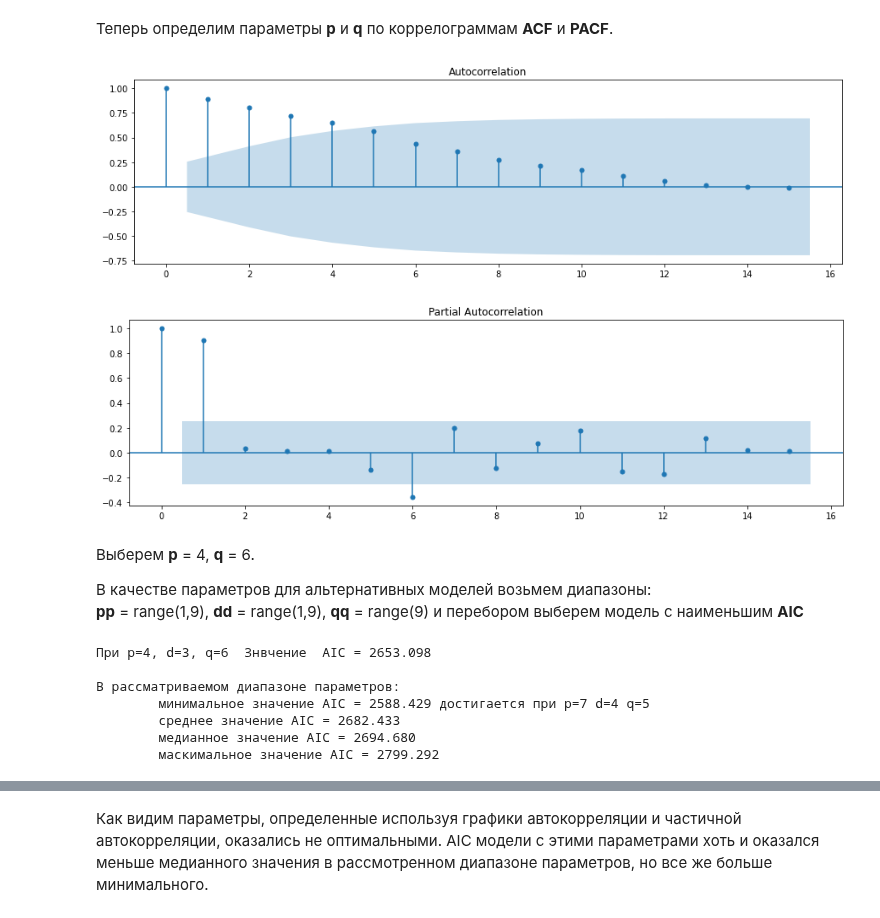
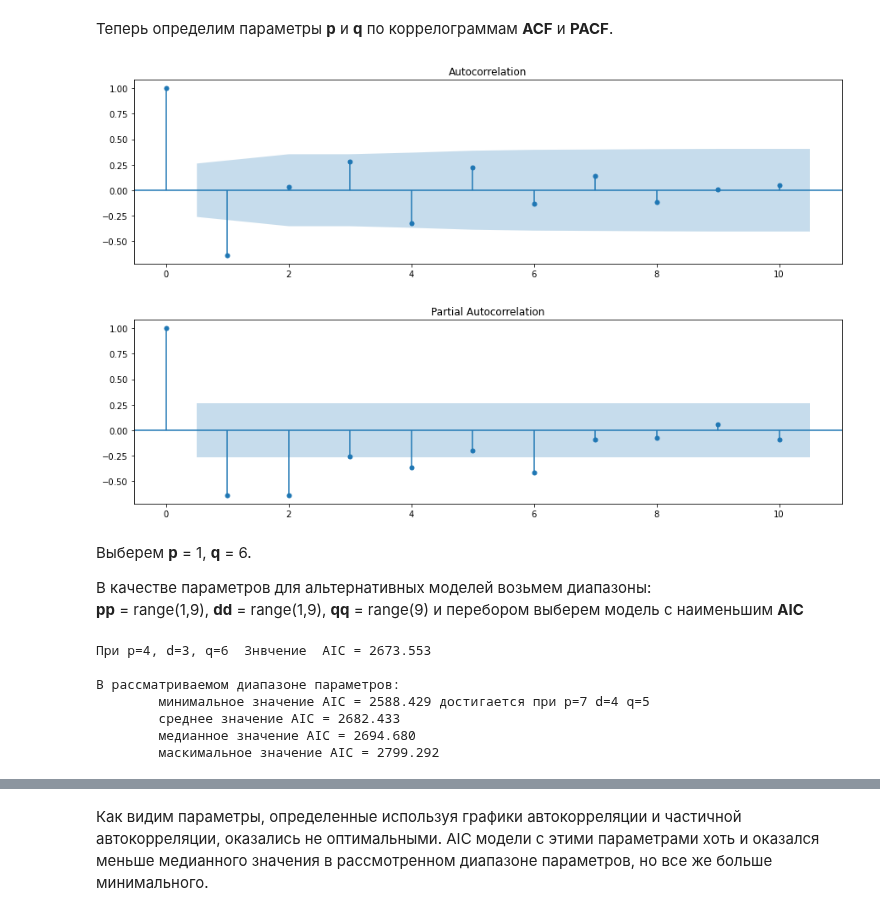
Before and after one commit to IvanovDmitryV/skillfactory_rds, a Jupyter notebook: Unit_7_restart/Project_7.ipynb, the cells around one changed output, grey strips where cells are left out. Saved outputs shown, nothing was run; the diff lists cells and outputs as text; code cells hidden in the pictures.

```diff
--- a/Unit_7_restart/Project_7.ipynb
+++ b/Unit_7_restart/Project_7.ipynb
@@ -90,7 +90,7 @@ P-value многократно превышает самый толерантн
 significance = 0.05
 train_diff = train.copy()
 
-for d in range(10):
+for d in range(5):
     if adfuller(train_diff)[1] < significance:
         break
     train_diff = train_diff.diff(periods=1).dropna()
@@ -101,18 +101,18 @@ print(f'При уровне значимости {significance} параметр
 # %% [markdown]
 Теперь определим параметры **p** и **q** по коррелограммам **ACF** и **PACF**.
 # %%
-fig_acf = plot_acf(train,lags=15)
+fig_acf = plot_acf(train_diff,lags=10)
 fig_acf.set_size_inches(15,4)
-
-fig_pacf = plot_pacf(train,lags=15)
+#
+fig_pacf = plot_pacf(train_diff,lags=10,method='ywm')
 fig_pacf.set_size_inches(15,4)
 
 plt.show()
 # %% [output]
-[figure, old version]
+[figure, new version]
-[figure, old version]
+[figure, new version]
 # %% [markdown]
-Выберем **p** = 4, **q** = 6.
+Выберем **p** = 1, **q** = 6.
 
 В качестве параметров для альтернативных моделей возьмем диапазоны:
 **pp** = range(1,9), **dd** = range(1,9), **qq** = range(9) и перебором выберем модель с наименьшим **AIC**
@@ -126,7 +126,7 @@ for p,d,q in itertools.product(pp, dd, qq, repeat=1):
     res = arima_mod.fit()
     aic_series = aic_series.append(pd.Series(index = [(p,d,q)], data=res.aic))
 
-print('При p=4, d=3, q=6  Знвчение  AIC = {:.3f}\n'.format(aic_series[(4,3,6)]))
+print('При p=4, d=3, q=6  Знвчение  AIC = {:.3f}\n'.format(aic_series[(1,3,6)]))
 print('В рассматриваемом диапазоне параметров: ')
 print('\tминимальное значение AIC = {:.3f} достигается \
 при p={} d={} q={}'.format(aic_series.min(),*aic_series.idxmin()))
@@ -134,7 +134,7 @@ print('\tсреднее значение AIC = {:.3f} '.format(aic_series.median
 print('\tмедианное значение AIC = {:.3f} '.format(aic_series.mean()))
 print('\tмаскимальное значение AIC = {:.3f} '.format(aic_series.max()))
 # %% [output]
-При p=4, d=3, q=6  Знвчение  AIC = 2653.098
+При p=4, d=3, q=6  Знвчение  AIC = 2673.553
 
 В рассматриваемом диапазоне параметров:
         минимальное значение AIC = 2588.429 достигается при p=7 d=4 q=5
```
Also changed, not shown: parts of 5 cells of this notebook, 1 other file.
